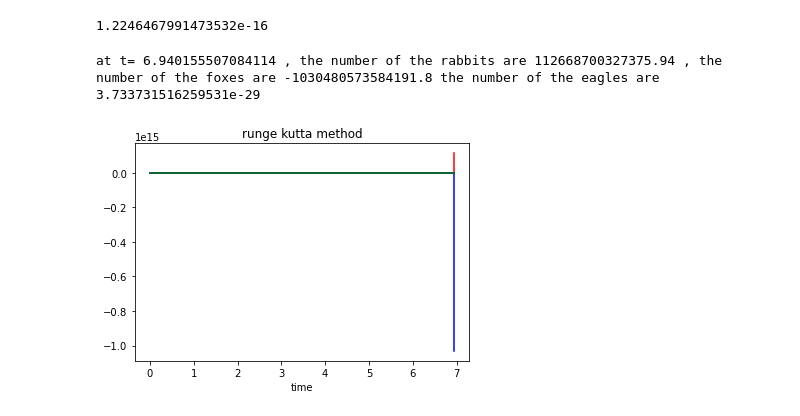
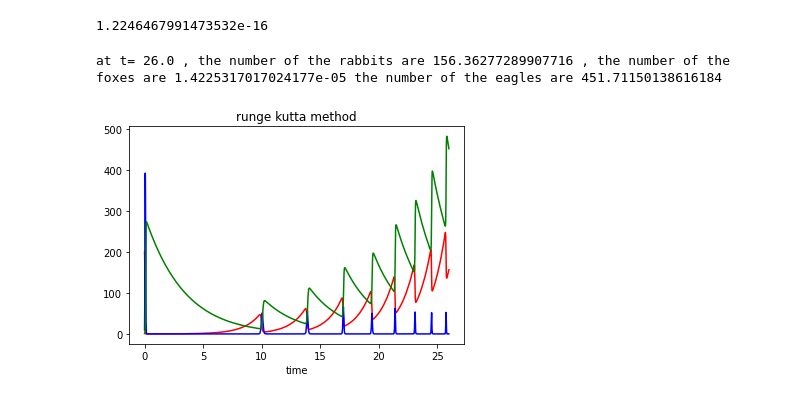
Before and after one commit to ZhuFanCheng/Frank-classes, a Jupyter notebook: Python_RK45_lotka_volterra.ipynb, the cells around one changed output. Cells and saved outputs as stored; diff of their text form; code cells hidden in the pictures.

```diff
--- a/Python_RK45_lotka_volterra.ipynb
+++ b/Python_RK45_lotka_volterra.ipynb
@@ -39,7 +39,7 @@ def rk45_lotka_volterra(func,tspan,y0,params):
     plt.title('runge kutta method')
     plt.show
 # %%
-def lotka_volterra(t,y,params):#the function to describe the drabbits and dfoxes and deagles.
+def func(t,y,params):#the function to describe the drabbits and dfoxes and deagles.
     #y           an array containing the 1) the number of rabbits 2) the number of foxes. 3) the number of eagles
     #params      an array that should contain 6 parameters a,b,c,d,e,f
     #a           initial birth rate of rabbits
@@ -56,13 +56,13 @@ def lotka_volterra(t,y,params):#the function to describe the drabbits and dfoxes
     #roughly a year
     a=a+da
     b=params[1]
-    db=-0.02*sin((pi/180)*t)
+    db=-0.1*sin((pi/180)*t)
     b=b+db
     c=params[2]
     dc=0.15*sin((pi/180)*t)
     c=c+dc
     d=params[3]
-    dd=0.005*sin((pi/180)*t)+0.005
+    dd=0.1*sin((pi/180)*t)+0.1
     d=d+dd
     e=params[4]
     de=0.1*sin((pi/180)*t)
@@ -79,13 +79,13 @@ def lotka_volterra(t,y,params):#the function to describe the drabbits and dfoxes
     dz=(e*Y*Z)-(f*Z)
     return([dx,dy,dz])
 # %%
-tspan=[0,1000]
+tspan=[0,26]
 y0=[200,10,1]
-params=[0.7,0.07,0.6,0.03,0.2,0.3]#I always think there is something about the equation, so C(the eating rate of foxes) should be proportional to rabbit/foxes,
+params=[0.7,0.3,0.6,0.2,0.2,0.3]#I always think there is something about the equation, so C(the eating rate of foxes) should be proportional to rabbit/foxes,
 #such that if there is more rabbit than foxes, eating rate will be higher, and if there is less rabbits than foxes, eating rate will be lower, instead of
-#proportional directly to XY, same for the eating rate of eagles. I think that would make the model a lot better and more accurate.
-rk45_lotka_volterra(lotka_volterra,tspan,y0,params)
-#I have no clue with what the graph is going on right now, is it because the problem of my plot or is it because of the parameters? I think it's because the numbers are too big.
+#proportional directly to XY, same for the eating rate of eagles. I think that would make the model a lot better and more accurate, my idea is something like
+#eating rate = (c*y^2)/x
+rk45_lotka_volterra(func,tspan,y0,params)
 # %% [output]
-at t= 6.940155507084114 , the number of the rabbits are 112668700327375.94 , the number of the foxes are -1030480573584191.8 the number of the eagles are 3.733731516259531e-29
+at t= 26.0 , the number of the rabbits are 156.36277289907716 , the number of the foxes are 1.4225317017024177e-05 the number of the eagles are 451.71150138616184
-[figure, old version]
+[figure, new version]
```
Also changed, not shown: parts of 3 cells of this notebook.
